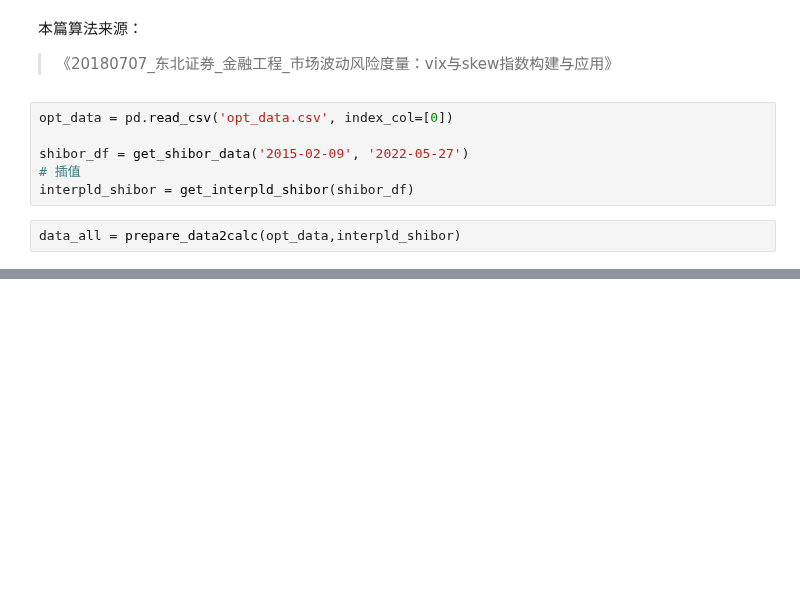
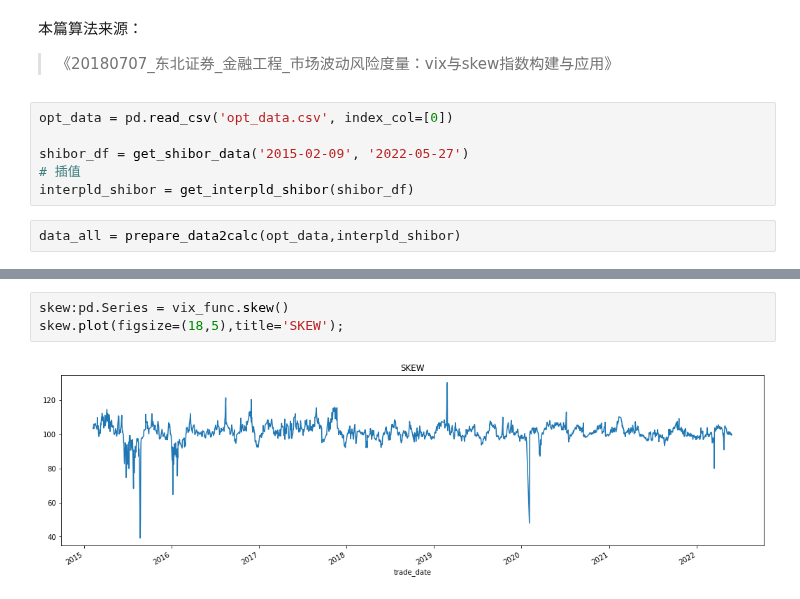
Before and after one commit to hugo2046/QuantsPlaybook, a Jupyter notebook: C-择时类/C-VIX中国版VIX编制手册/test.ipynb, the cells around one changed output, grey strips where cells are left out. Drawn from its saved outputs; the diff is of its cells as text; blank space fills up the shorter version.

```diff
--- a/C-择时类/C-VIX中国版VIX编制手册/test.ipynb
+++ b/C-择时类/C-VIX中国版VIX编制手册/test.ipynb
@@ -110,0 +27,5 @@ ValueError: Length of values (3) does not match length of index (1774)
+# %%
+skew:pd.Series = vix_func.skew()
+skew.plot(figsize=(18,5),title='SKEW');
+# %% [output]
+[figure, added]
```
Also changed, not shown: parts of 14 cells of this notebook, 1 other file.
